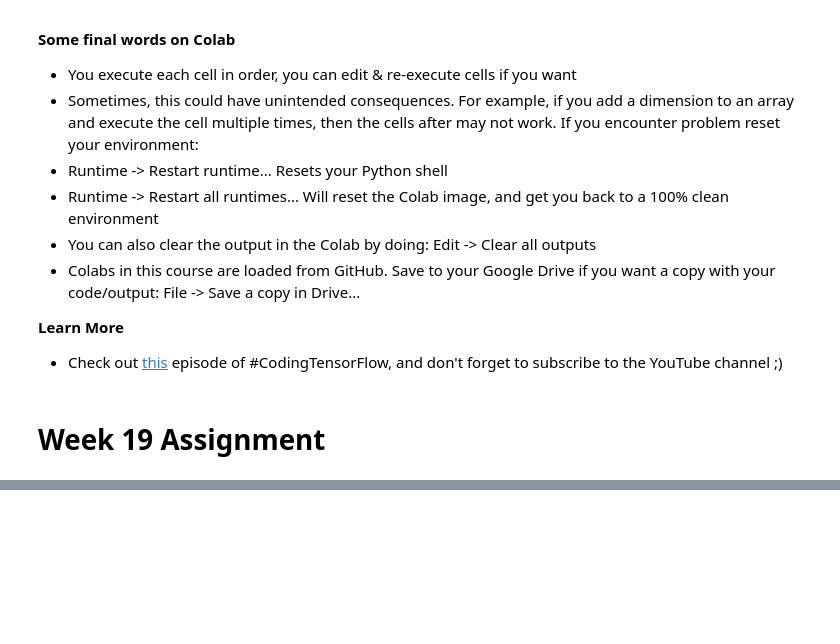
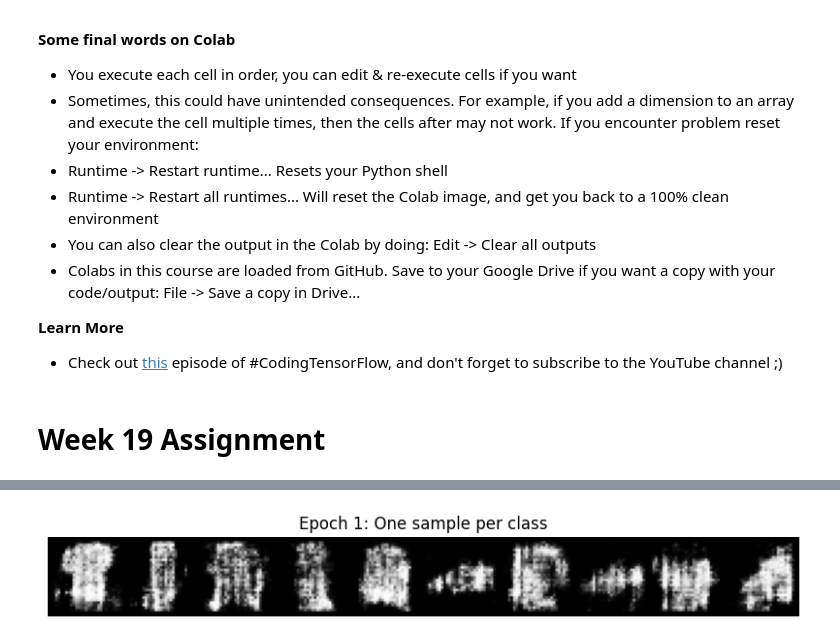
Before and after one commit to keetsraj-droid/MyPYCode, a Jupyter notebook: courses/udacity_intro_to_tensorflow_for_deep_learning/l01c01_introduction_to_colab_and_python.ipynb, the cells around one changed output, grey strips where cells are left out. Saved outputs shown, nothing was run; the diff lists cells and outputs as text; code cells hidden in the pictures; blank space fills up the shorter version.

```diff
--- a/courses/udacity_intro_to_tensorflow_for_deep_learning/l01c01_introduction_to_colab_and_python.ipynb
+++ b/courses/udacity_intro_to_tensorflow_for_deep_learning/l01c01_introduction_to_colab_and_python.ipynb
@@ -443,0 +781,87 @@ show_grid(reconstructed[:8], nrow=8, title="Reconstructed Output")
+# %%
+# ============================================
+# 4.2 Train the cGAN
+# ============================================
+criterion = nn.BCEWithLogitsLoss()
+
+g_optimizer = optim.Adam(generator.parameters(), lr=2e-4, betas=(0.5, 0.999))
+d_optimizer = optim.Adam(discriminator.parameters(), lr=2e-4, betas=(0.5, 0.999))
+
+NUM_EPOCHS_GAN = 15
+REAL_LABEL_SMOOTH = 0.9   # label smoothing for real samples (stability trick)
+
+# Re-normalize data loader to [-1, 1] for Tanh output — build a fresh loader
+transform_gan = transforms.Compose([
+    transforms.ToTensor(),
+    transforms.Normalize((0.5,), (0.5,))   # scales [0,1] -> [-1,1]
+])
+train_set_gan = torchvision.datasets.FashionMNIST(root='./data', train=True, download=True, transform=transform_gan)
+train_loader_gan = DataLoader(train_set_gan, batch_size=128, shuffle=True)
+
+g_losses, d_losses = [], []
+
+for epoch in range(NUM_EPOCHS_GAN):
+    for real_imgs, real_labels in train_loader_gan:
+        batch_size = real_imgs.size(0)
+        real_imgs = real_imgs.to(device)
+        real_labels = real_labels.to(device)
+
+        real_targets = torch.full((batch_size, 1), REAL_LABEL_SMOOTH, device=device)
+        fake_targets = torch.zeros((batch_size, 1), device=device)
+
+        # ---------------------
+        # Train Discriminator
+        # ---------------------
+        d_optimizer.zero_grad()
+
+        # Real images
+        d_real_out = discriminator(real_imgs, real_labels)
+        d_real_loss = criterion(d_real_out, real_targets)
+
+        # Fake images
+        z = torch.randn(batch_size, Z_DIM, device=device)
+        fake_labels = torch.randint(0, NUM_CLASSES, (batch_size,), device=device)
+        fake_imgs = generator(z, fake_labels)
+        d_fake_out = discriminator(fake_imgs.detach(), fake_labels)
+        d_fake_loss = criterion(d_fake_out, fake_targets)
+
+        d_loss = d_real_loss + d_fake_loss
+        d_loss.backward()
+        d_optimizer.step()
+
+        # ---------------------
+        # Train Generator
+        # ---------------------
+        g_optimizer.zero_grad()
+
+        d_out_for_g = discriminator(fake_imgs, fake_labels)
+        g_loss = criterion(d_out_for_g, real_targets)   # wants D to think fakes are real
+
+        g_loss.backward()
+        g_optimizer.step()
+
+    g_losses.append(g_loss.item())
+    d_losses.append(d_loss.item())
+    print(f"Epoch [{epoch+1}/{NUM_EPOCHS_GAN}] - D Loss: {d_loss.item():.4f} | G Loss: {g_loss.item():.4f}")
+
+    # Visualize one sample per class after each epoch
+    generator.eval()
+    with torch.no_grad():
+        z_fixed = torch.randn(10, Z_DIM, device=device)
+        labels_fixed = torch.arange(0, 10, device=device)
+        samples = generator(z_fixed, labels_fixed)
+        samples = (samples + 1) / 2   # rescale [-1,1] -> [0,1] for display
+    show_grid(samples, nrow=10, title=f"Epoch {epoch+1}: One sample per class")
+    generator.train()
+
+# Plot losses
+plt.figure(figsize=(6, 4))
+plt.plot(g_losses, label="Generator")
+plt.plot(d_losses, label="Discriminator")
+plt.xlabel("Epoch")
+plt.ylabel("Loss")
+plt.title("cGAN Training Losses")
+plt.legend()
+plt.grid(True)
+plt.show()
+# %% [output]
@@ -443,0 +869 @@ show_grid(reconstructed[:8], nrow=8, title="Reconstructed Output")
+[figure, added]
```
Also changed, not shown: parts of 23 cells of this notebook.
